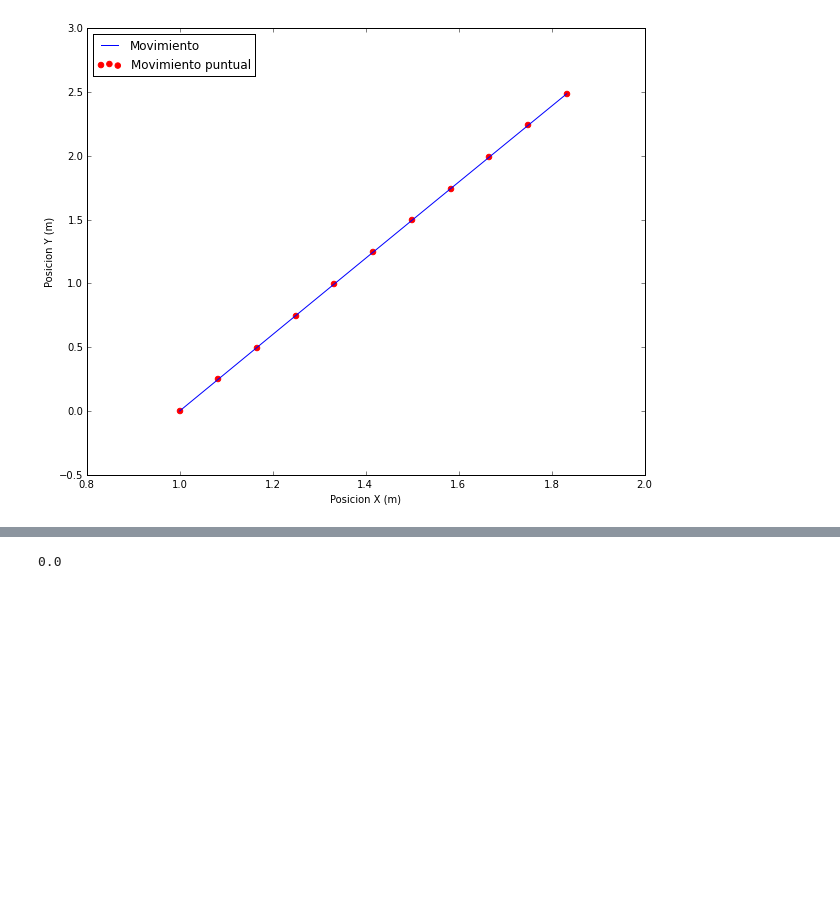
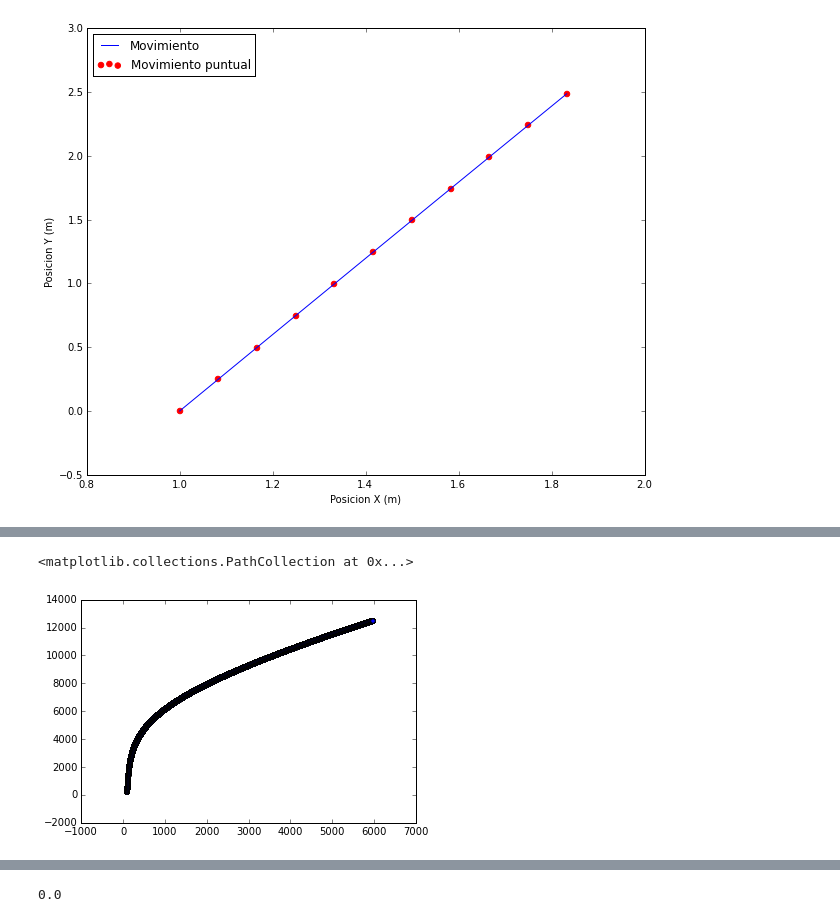
Before and after one commit to AzulGarza/proyecto-mate-compu, a Jupyter notebook: proyecto/N_cuerpos.ipynb, the cells around one changed output, grey strips where cells are left out. Cells and saved outputs as stored; diff of their text form; code cells hidden in the pictures; blank space fills up the shorter version.

```diff
--- a/proyecto/N_cuerpos.ipynb
+++ b/proyecto/N_cuerpos.ipynb
@@ -263,0 +305,5 @@ def aplica_fuerzas(time, steps, sub_steps):
+# %%
+plt.scatter(x,y)
+# %% [output]
+<matplotlib.collections.PathCollection at 0x...>
+[figure, added]
```
Also changed, not shown: parts of 18 cells of this notebook.
